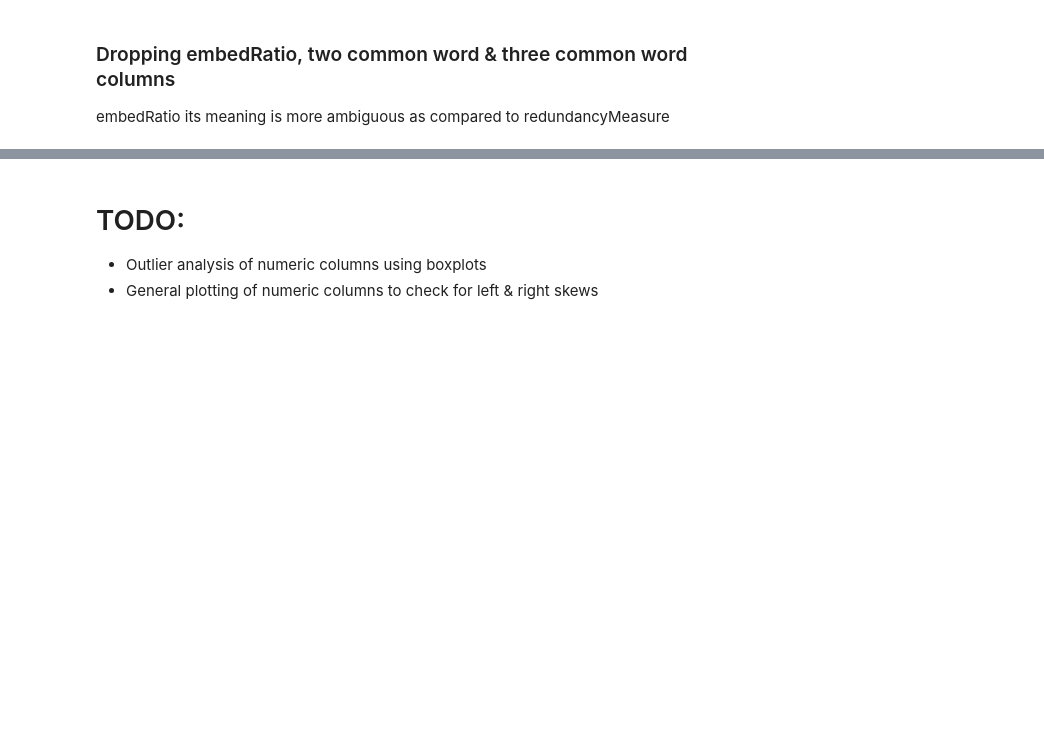
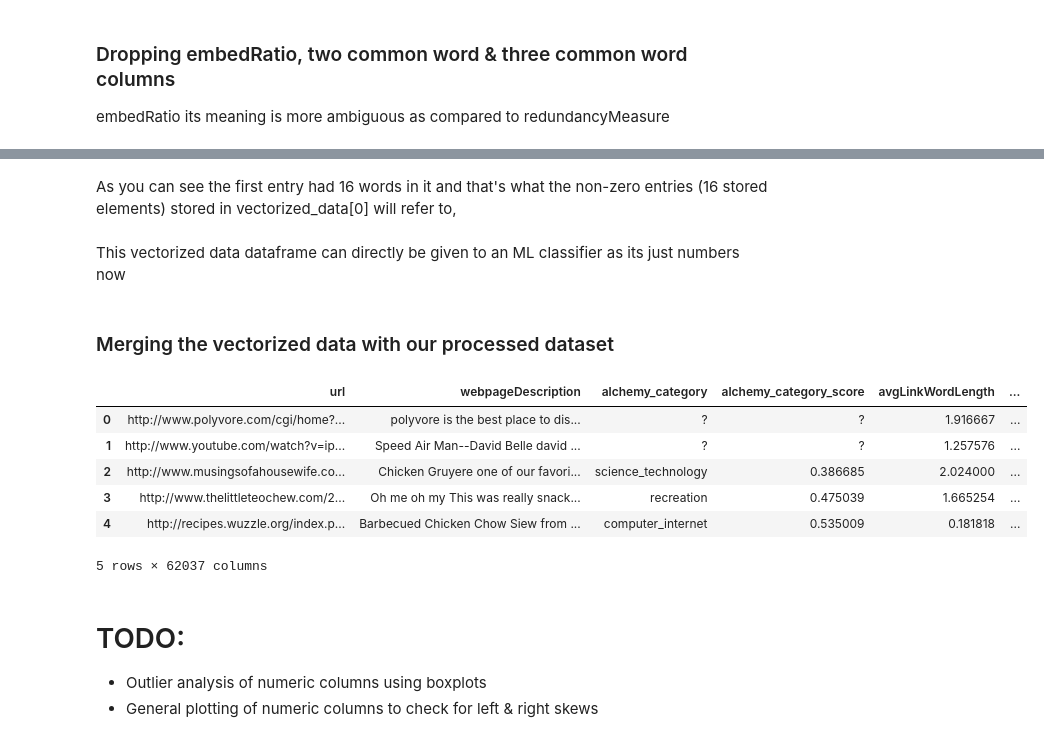
Before and after one commit to james-jasvin/Help-Boost-Our-Online-Reach, a Jupyter notebook: ML-Project.ipynb, the cells around one changed output, grey strips where cells are left out. Cells and saved outputs as stored; diff of their text form; code cells hidden in the pictures; blank space fills up the shorter version.

Commit message:
Finished adding websiteName feature and word vectorization using TF-IDF vectorizer

```diff
--- a/ML-Project.ipynb
+++ b/ML-Project.ipynb
@@ -410,0 +602,5 @@ non_correlated_data = cleaned_data.drop(['embedRatio', 'AvglinkWithTwoCommonWord
+# %%
+vectorizer = TfidfVectorizer()
+
+joined_data = [' '.join(y for y in x) for x in stemmed_data]
+vectorizer.fit(joined_data)
@@ -410,0 +609,2 @@ non_correlated_data = cleaned_data.drop(['embedRatio', 'AvglinkWithTwoCommonWord
+# %%
+vectorized_data = vectorizer.transform(joined_data)
@@ -411,3 +626,23 @@ non_correlated_data = cleaned_data.drop(['embedRatio', 'AvglinkWithTwoCommonWord
+# %% [markdown]
+As you can see the first entry had 16 words in it and that's what the non-zero entries (16 stored elements) stored in vectorized_data[0] will refer to,
+# %%
+vectorized_data_df = pd.DataFrame(vectorized_data.toarray())
+# %% [markdown]
+This vectorized data dataframe can directly be given to an ML classifier as its just numbers now
+# %% [markdown]
+### Merging the vectorized data with our processed dataset
+# %%
+processed_data = pd.concat([non_correlated_data, vectorized_data_df], axis=1)
+# %%
+processed_data.head()
+# %% [output]
+|  | url | webpageDescription | alchemy_category | alchemy_category_score | avgLinkWordLength | ... |
+| 0 | http://www.polyvore.com/cgi/home?... | polyvore is the best place to dis... | ? | ? | 1.916667 | ... |
+| 1 | http://www.youtube.com/watch?v=ip... | Speed Air Man--David Belle david ... | ? | ? | 1.257576 | ... |
+| 2 | http://www.musingsofahousewife.co... | Chicken Gruyere one of our favori... | science_technology | 0.386685 | 2.024000 | ... |
+| 3 | http://www.thelittleteochew.com/2... | Oh me oh my This was really snack... | recreation | 0.475039 | 1.665254 | ... |
+| 4 | http://recipes.wuzzle.org/index.p... | Barbecued Chicken Chow Siew from ... | computer_internet | 0.535009 | 0.181818 | ... |
+5 rows × 62037 columns
 # %% [markdown]
 # TODO:
 - Outlier analysis of numeric columns using boxplots
```
Also changed, not shown: parts of 43 cells of this notebook.
